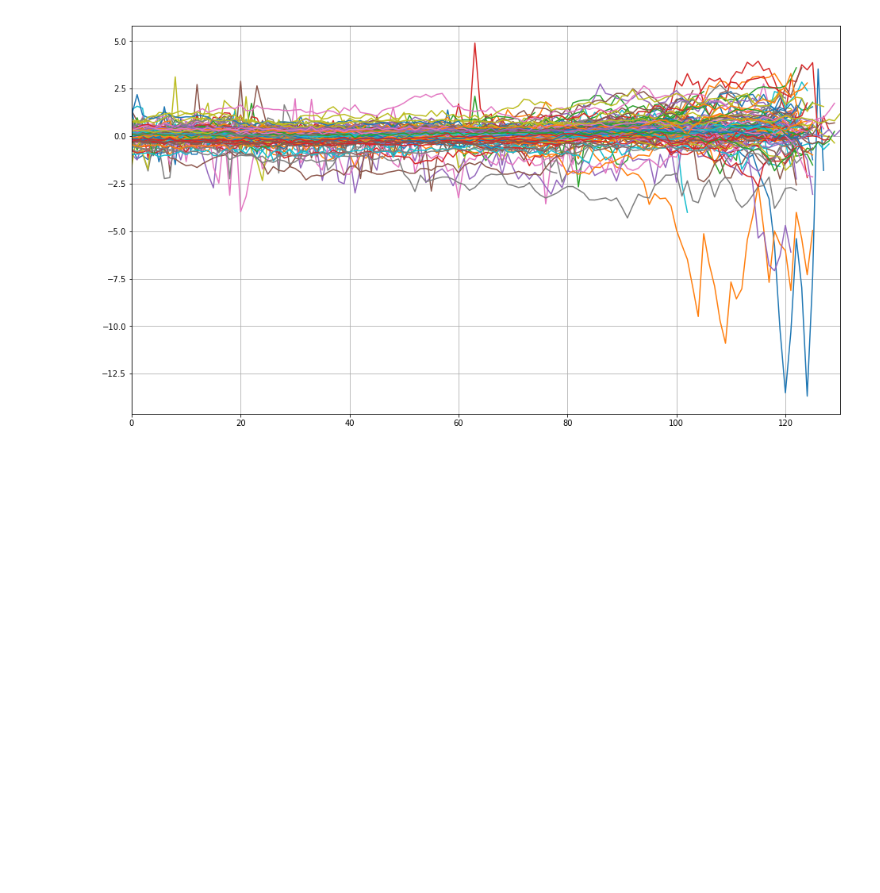
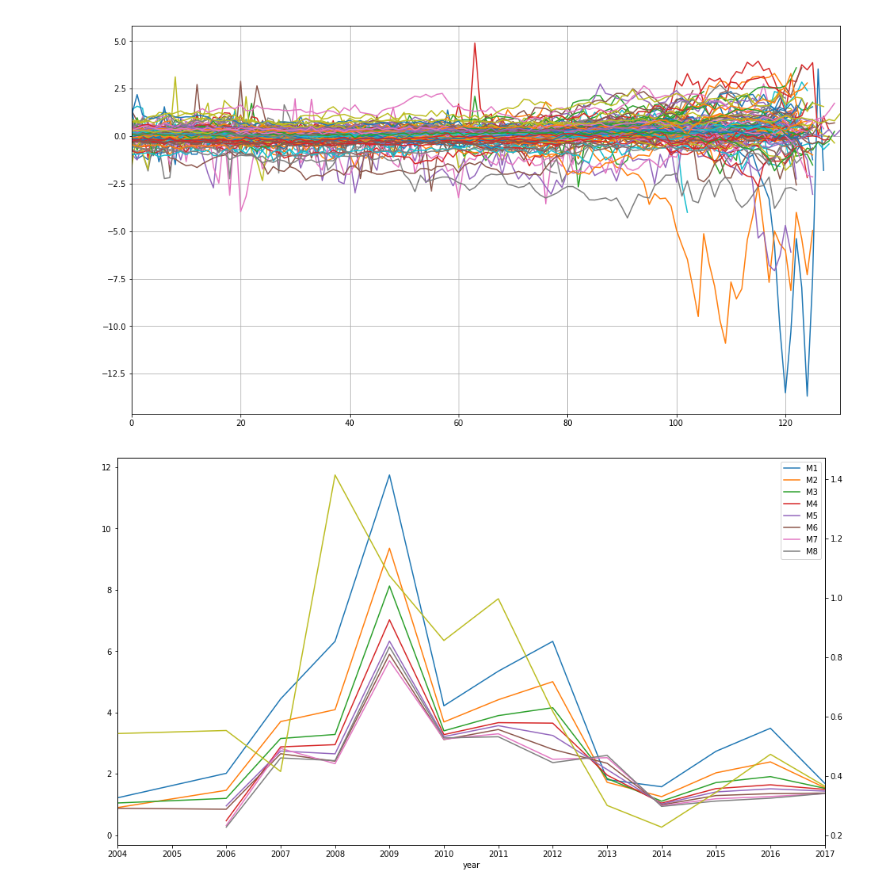
Before and after one commit to leyhline/vix-term-structure, a Jupyter notebook: futureswise.ipynb, the cells around one changed output. Cells and saved outputs as stored; diff of their text form; code cells hidden in the pictures; blank space fills up the shorter version.

```diff
--- a/futureswise.ipynb
+++ b/futureswise.ipynb
@@ -289,3 +289,14 @@ plt.grid()
 plt.show()
 # %% [output]
 [figure]
+# %%
+y = pd.concat((mapping_dict[key][1] for key in sorted_keys), keys=sorted_keys, names=["year", "month"])
+x = pd.concat((mapping_dict[key][0] for key in sorted_keys), keys=sorted_keys, names=["year", "month"])
+assert len(x) == len(y)
+# %%
+x.groupby("year").std().plot()
+y.groupby("year").std().plot(secondary_y=True)
+plt.xticks(np.arange(4,18), np.arange(2004,2018))
+plt.show()
+# %% [output]
+[figure, added]
```
Also changed, not shown: parts of 3 cells of this notebook, 1 other file.
